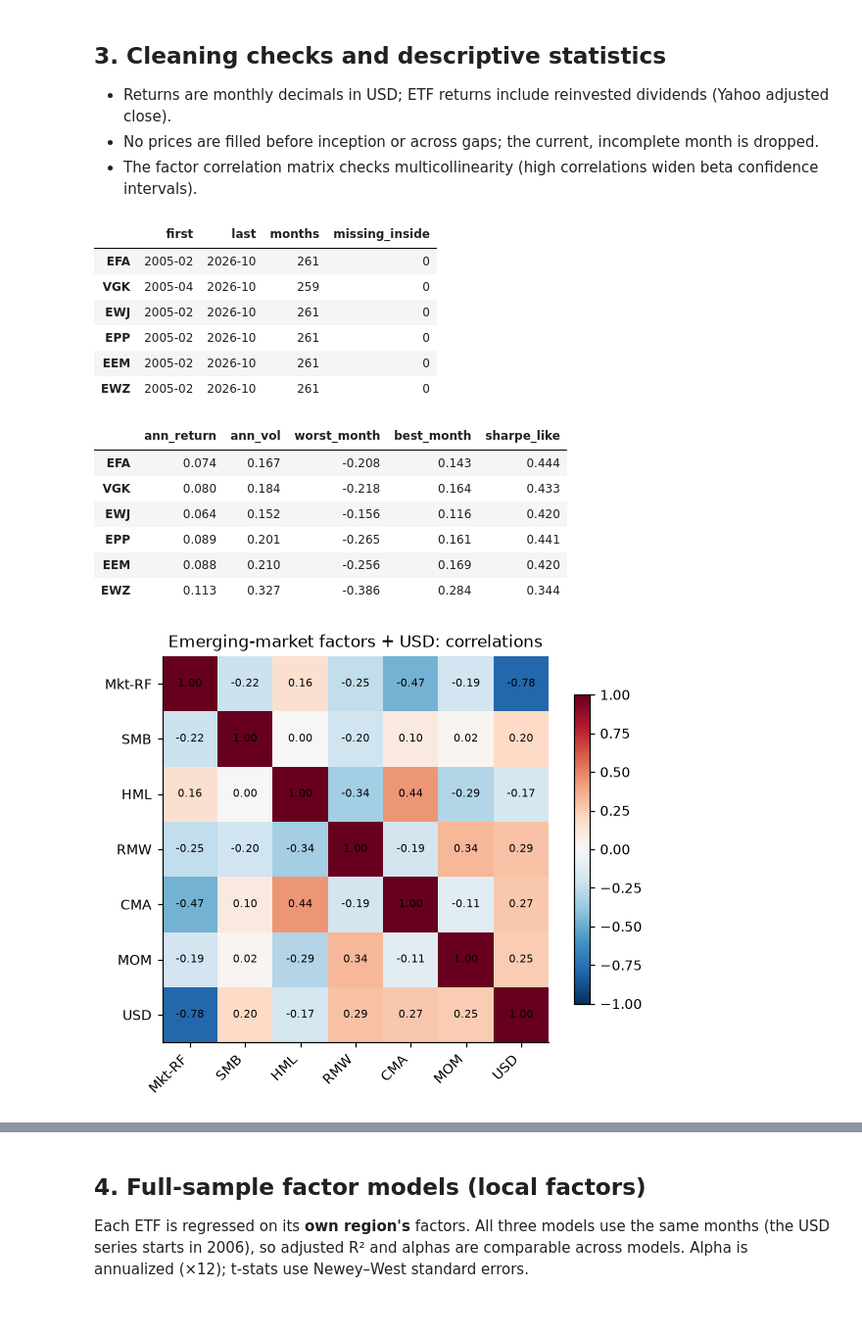
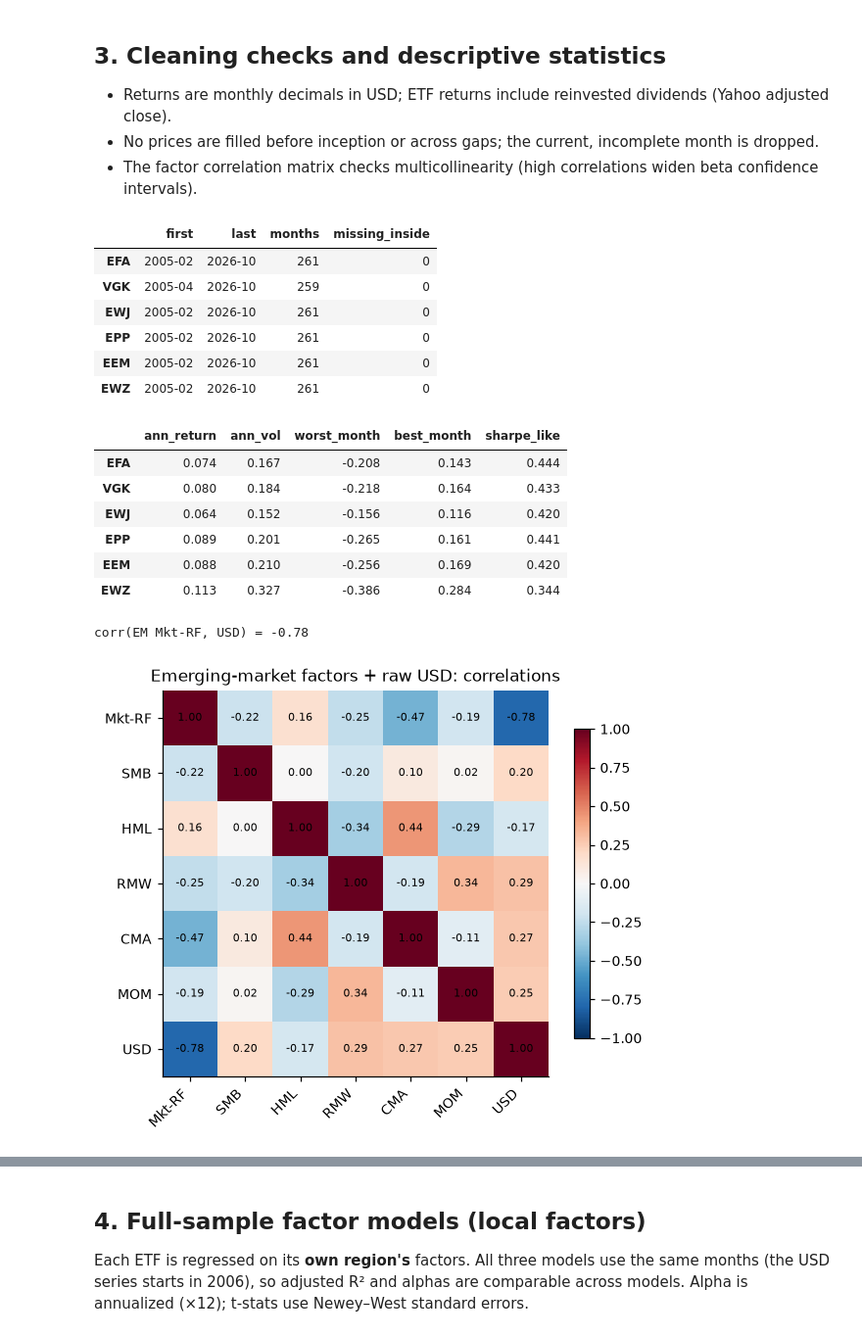
Before and after one commit to pautino/intl-factor-lab, a Jupyter notebook: notebooks/international_factor_lab.ipynb, the cells around one changed output, grey strips where cells are left out. Shown at 98% size. Saved outputs shown, nothing was run; the diff lists cells and outputs as text; code cells hidden in the pictures.

Commit message:
Orthogonalize USD factor vs regional market, split single-country rolling chart, chart fixes

```diff
--- a/notebooks/international_factor_lab.ipynb
+++ b/notebooks/international_factor_lab.ipynb
@@ -94,33 +93,35 @@ coverage = pd.DataFrame({
     "missing_inside": rets.apply(lambda s: s.loc[s.first_valid_index():s.last_valid_index()].isna().sum()),
 })
 assert coverage["missing_inside"].eq(0).all(), "gap inside an ETF's history"
 display(coverage)
 
 stats = pd.DataFrame({
     "ann_return": rets.mean() * 12,
     "ann_vol": rets.std() * np.sqrt(12),
     "worst_month": rets.min(),
     "best_month": rets.max(),
 })
 stats["sharpe_like"] = stats["ann_return"] / stats["ann_vol"]
 display(stats)
 
-em = models.align(rets["EEM"], factors["Emerging"], usd)
-fig = plots.correlation_heatmap(em[models.FF6 + ["USD"]], "Emerging-market factors + USD: correlations")
+em = models.align(rets["EEM"], factors["Emerging"], usd, orthogonalize_usd=False)
+fig = plots.correlation_heatmap(em[models.FF6 + ["USD"]], "Emerging-market factors + raw USD: correlations")
 save(fig, "01_factor_correlations_emerging")
+print(f"corr(EM Mkt-RF, USD) = {em['Mkt-RF'].corr(em['USD']):.2f}")
 # %% [output]
 |  | first | last | months | missing_inside |
 | EFA | 2005-02 | 2026-10 | 261 | 0 |
 | VGK | 2005-04 | 2026-10 | 259 | 0 |
 | EWJ | 2005-02 | 2026-10 | 261 | 0 |
 | EPP | 2005-02 | 2026-10 | 261 | 0 |
 | EEM | 2005-02 | 2026-10 | 261 | 0 |
 | EWZ | 2005-02 | 2026-10 | 261 | 0 |
 |  | ann_return | ann_vol | worst_month | best_month | sharpe_like |
 | EFA | 0.074 | 0.167 | -0.208 | 0.143 | 0.444 |
 | VGK | 0.080 | 0.184 | -0.218 | 0.164 | 0.433 |
 | EWJ | 0.064 | 0.152 | -0.156 | 0.116 | 0.420 |
 | EPP | 0.089 | 0.201 | -0.265 | 0.161 | 0.441 |
 | EEM | 0.088 | 0.210 | -0.256 | 0.169 | 0.420 |
 | EWZ | 0.113 | 0.327 | -0.386 | 0.284 | 0.344 |
+corr(EM Mkt-RF, USD) = -0.78
-[figure, old version]
+[figure, new version]
```
Also changed, not shown: parts of 11 cells of this notebook, 17 other files.
